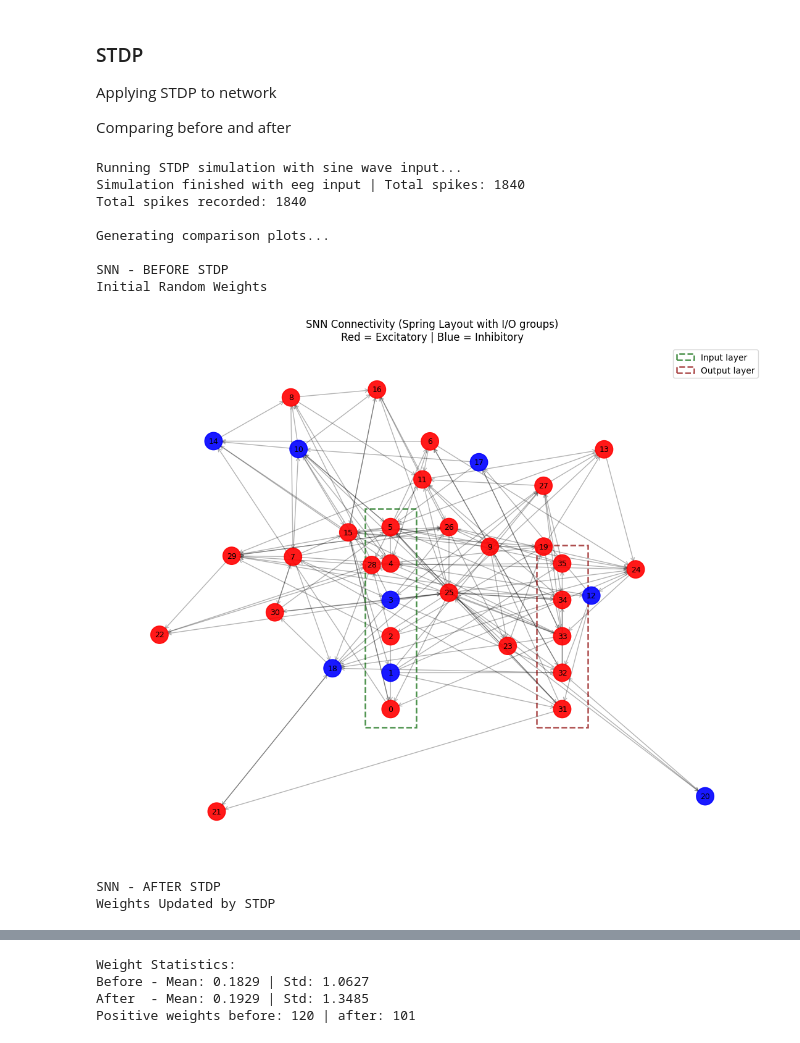
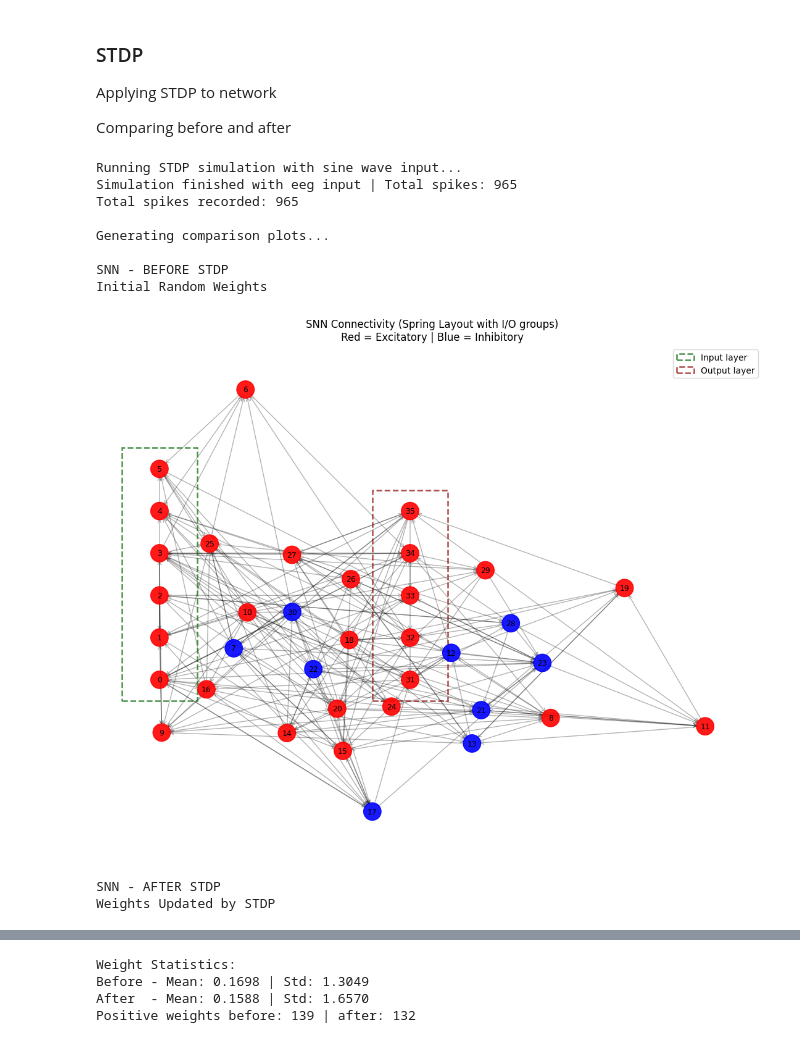
Before and after one commit to mohsensalehi1984/Spiking-Neural-Network, a Jupyter notebook: SNN_from_scratch.ipynb, the cells around one changed output, grey strips where cells are left out. Cells and saved outputs as stored; diff of their text form; code cells hidden in the pictures.

```diff
--- a/SNN_from_scratch.ipynb
+++ b/SNN_from_scratch.ipynb
@@ -138,7 +138,7 @@ class SNN:
             Neuron(**neuron_params) for _ in range(N)
         ]
 
-        self.topology = self.topology_init(N, p=0.12)
+        self.topology = self.topology_init(N, p=0.15)
         self.interface_init()
         self.weights = np.zeros((self.N, self.N), dtype=np.float32)
 
@@ -309,7 +309,7 @@ neuron_params = {
     "refractoriness_time": 5
 }
 
-net = SNN(N=36, exc_ratio=0.8, in_dim=6, out_dim=5, **neuron_params)
+net = SNN(N=36, exc_ratio=0.75, in_dim=6, out_dim=5, **neuron_params)
 net.reset()
 
 print("Network ready!")
@@ -757,7 +757,7 @@ spike_history, input_history = run_stdp_simulation(
     T=500,
     input_mode="eeg",
     amplitude=2.2,
-    noise_level=0.4,
+    noise_level=0.2,
     seed=42
 )
 
@@ -785,35 +785,35 @@ print(f"Positive weights before: {(net_before.weights > 0).sum()} | after: {(net
 n_channels = min(6, net.in_dim)  # plot first 6 channels max
 
 fig, axes = plt.subplots(n_channels, 1, figsize=(14, 2.2 * n_channels),
                         sharex=True, constrained_layout=True)
 
 if n_channels == 1:
     axes = [axes]  # make iterable
 
 time = np.arange(len(input_history))
 
 for i in range(n_channels):
     axes[i].plot(time, input_history[:, i], color='tab:blue', linewidth=1.1)
     axes[i].set_ylabel(f'Ch {i}', fontsize=11)
     axes[i].grid(True, alpha=0.3)
 
     # Optional: small amplitude label
     axes[i].text(0.01, 0.92, f'Input {i}', transform=axes[i].transAxes,
                 fontsize=10, bbox=dict(facecolor='white', alpha=0.7))
 
 axes[-1].set_xlabel('Time step')
 fig.suptitle('EEG-like Input Signals (Multi-channel)', fontsize=16, y=0.98)
 
 plt.show()
 # %% [output]
 Running STDP simulation with sine wave input...
-Simulation finished with eeg input | Total spikes: 1840
-Total spikes recorded: 1840
+Simulation finished with eeg input | Total spikes: 965
+Total spikes recorded: 965
 
 Generating comparison plots...
 
 SNN - BEFORE STDP
 Initial Random Weights
-[figure, old version]
+[figure, new version]
 SNN - AFTER STDP
 Weights Updated by STDP
@@ -821,4 +821,4 @@ Weights Updated by STDP
 Weight Statistics:
-Before - Mean: 0.1829 | Std: 1.0627
-After  - Mean: 0.1929 | Std: 1.3485
-Positive weights before: 120 | after: 101
+Before - Mean: 0.1698 | Std: 1.3049
+After  - Mean: 0.1588 | Std: 1.6570
+Positive weights before: 139 | after: 132
```
Also changed, not shown: parts of 11 cells of this notebook.
